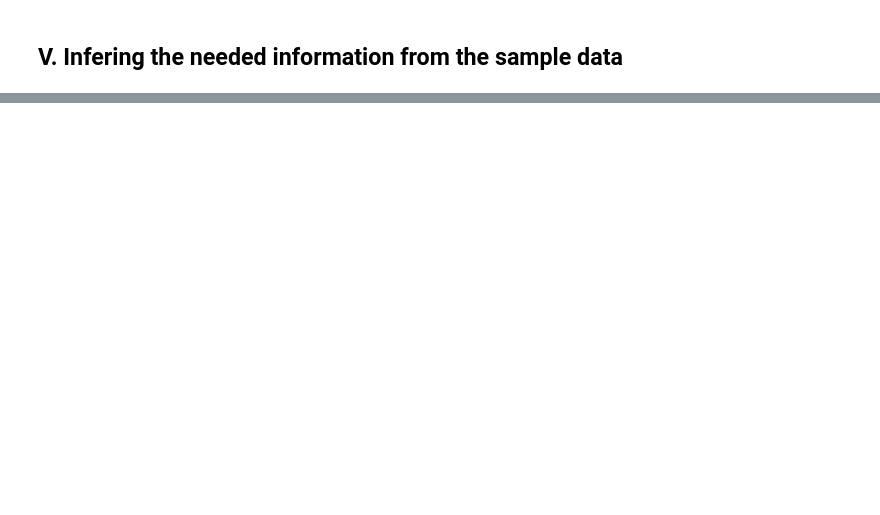
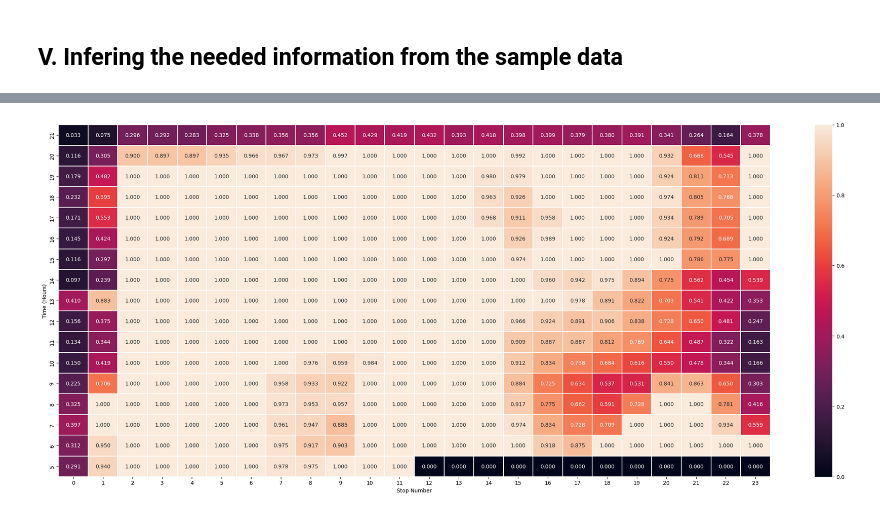
Before and after one commit to JLGAfrica/Python_Projects, a Jupyter notebook: Samples/2_Efficient_Transportation_v2.ipynb, the cells around one changed output, grey strips where cells are left out. Saved outputs shown, nothing was run; the diff lists cells and outputs as text; code cells hidden in the pictures; blank space fills up the shorter version.

Commit message:
more clean up

```diff
--- a/Samples/2_Efficient_Transportation_v2.ipynb
+++ b/Samples/2_Efficient_Transportation_v2.ipynb
@@ -501,0 +540,3 @@ record_by_vehicle[0]
+# %%
+cleaned_df = pd.concat([dataframe for dataframe in record_by_vehicle_copy.values()], ignore_index = True)
+cleaned_df
@@ -501,0 +557,3 @@ record_by_vehicle[0]
+# %%
+cleaned_df = cleaned_df.explode('list_of_place')
+cleaned_df
@@ -501,0 +574,8 @@ record_by_vehicle[0]
+# %%
+capacity_per_place_time = cleaned_df.pivot_table(
+    values = 'current_capacity_percentage',
+    index = 'boarding_hour',
+    columns = 'list_of_place',
+    aggfunc = 'mean',
+    fill_value = 0
+)
@@ -501,0 +605,11 @@ record_by_vehicle[0]
+# %%
+# Visualizing the income_distribution
+fig, ax = plt.subplots(figsize=(24, 10))
+sns.heatmap(capacity_per_place_time, annot = True, fmt = '1.3f', linewidths = 0.1, ax = ax, robust = True)
+plt.xlabel('Stop Number')
+plt.ylabel('Time (Hours)')
+# plt.text(13, 25, f'Gross Income per {distance_unit}-Hour', fontsize = 25)
+ax.invert_yaxis()
+fig.tight_layout()
+# %% [output]
+[figure, added]
```
Also changed, not shown: parts of 19 cells of this notebook, 2 other files.
